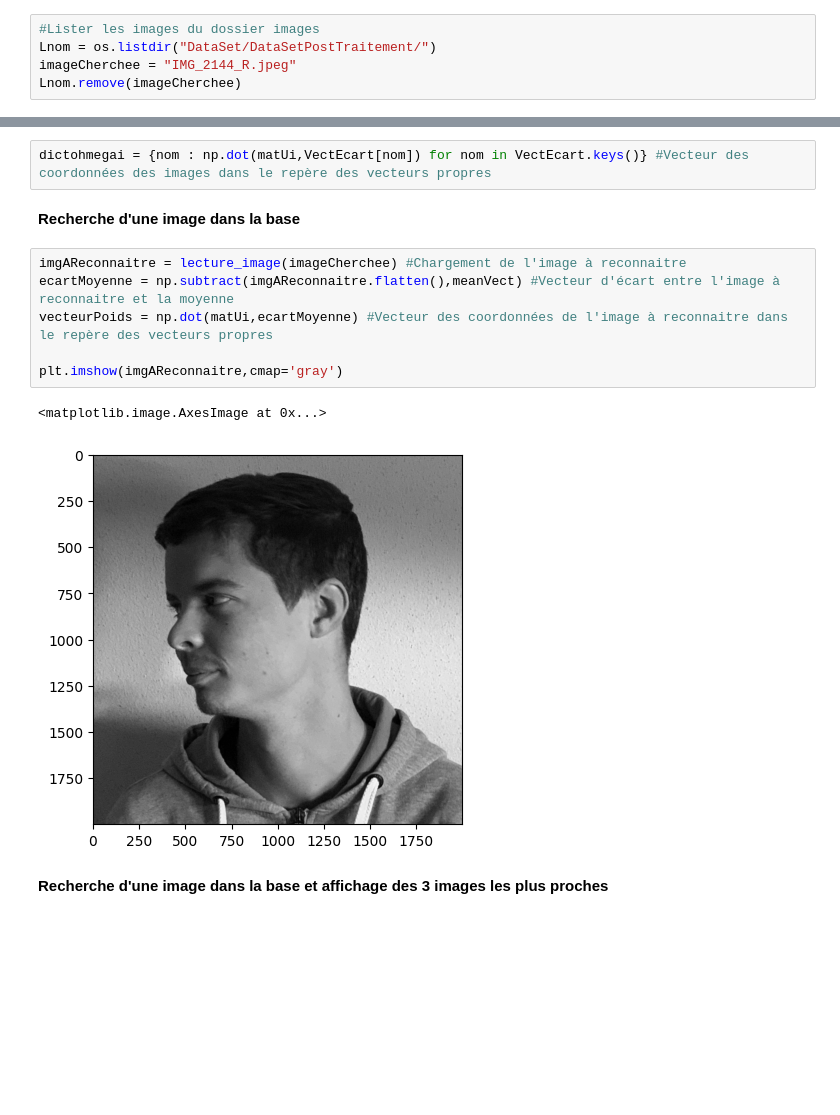
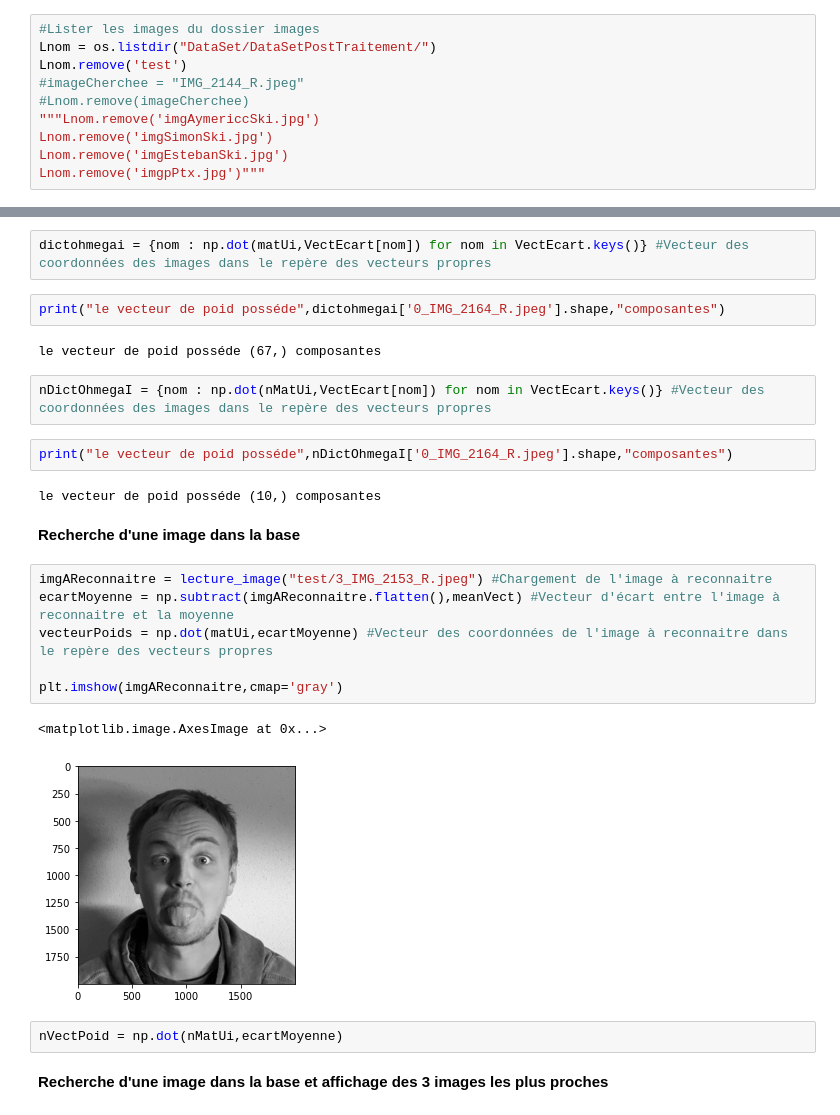
Before and after one commit to simlefebvre/VA53-ACP, a Jupyter notebook: ACP.ipynb, the cells around one changed output, grey strips where cells are left out. Drawn from its saved outputs; the diff is of its cells as text; blank space fills up the shorter version.

```diff
--- a/ACP.ipynb
+++ b/ACP.ipynb
@@ -10,5 +10,10 @@ import os
 # %%
 #Lister les images du dossier images
 Lnom = os.listdir("DataSet/DataSetPostTraitement/")
-imageCherchee = "IMG_2144_R.jpeg"
-Lnom.remove(imageCherchee)
+Lnom.remove('test')
+#imageCherchee = "IMG_2144_R.jpeg"
+#Lnom.remove(imageCherchee)
+"""Lnom.remove('imgAymericcSki.jpg')
+Lnom.remove('imgSimonSki.jpg')
+Lnom.remove('imgEstebanSki.jpg')
+Lnom.remove('imgpPtx.jpg')"""
@@ -82,17 +103,29 @@ matUi = np.array([dictValVectPropre[Ai[i]] for i in range(len(Ai))]) #Matrice de
 **Projection des vecteurs d'écart sur l'espace généré par les vecteurs propres**
 # %%
 dictohmegai = {nom : np.dot(matUi,VectEcart[nom]) for nom in VectEcart.keys()} #Vecteur des coordonnées des images dans le repère des vecteurs propres
+# %%
+print("le vecteur de poid posséde",dictohmegai['0_IMG_2164_R.jpeg'].shape,"composantes")
+# %% [output]
+le vecteur de poid posséde (67,) composantes
+# %%
+nDictOhmegaI = {nom : np.dot(nMatUi,VectEcart[nom]) for nom in VectEcart.keys()} #Vecteur des coordonnées des images dans le repère des vecteurs propres
+# %%
+print("le vecteur de poid posséde",nDictOhmegaI['0_IMG_2164_R.jpeg'].shape,"composantes")
+# %% [output]
+le vecteur de poid posséde (10,) composantes
 # %% [markdown]
 **Recherche d'une image dans la base**
 # %%
-imgAReconnaitre = lecture_image(imageCherchee) #Chargement de l'image à reconnaitre
+imgAReconnaitre = lecture_image("test/3_IMG_2153_R.jpeg") #Chargement de l'image à reconnaitre
 ecartMoyenne = np.subtract(imgAReconnaitre.flatten(),meanVect) #Vecteur d'écart entre l'image à reconnaitre et la moyenne
 vecteurPoids = np.dot(matUi,ecartMoyenne) #Vecteur des coordonnées de l'image à reconnaitre dans le repère des vecteurs propres
 
 plt.imshow(imgAReconnaitre,cmap='gray')
 # %% [output]
 <matplotlib.image.AxesImage at 0x...>
-[figure, old version]
+[figure, new version]
+# %%
+nVectPoid = np.dot(nMatUi,ecartMoyenne)
 # %% [markdown]
 **Recherche d'une image dans la base et affichage des 3 images les plus proches**
 # %%
```
Also changed, not shown: parts of 13 cells of this notebook, 23 other files.
